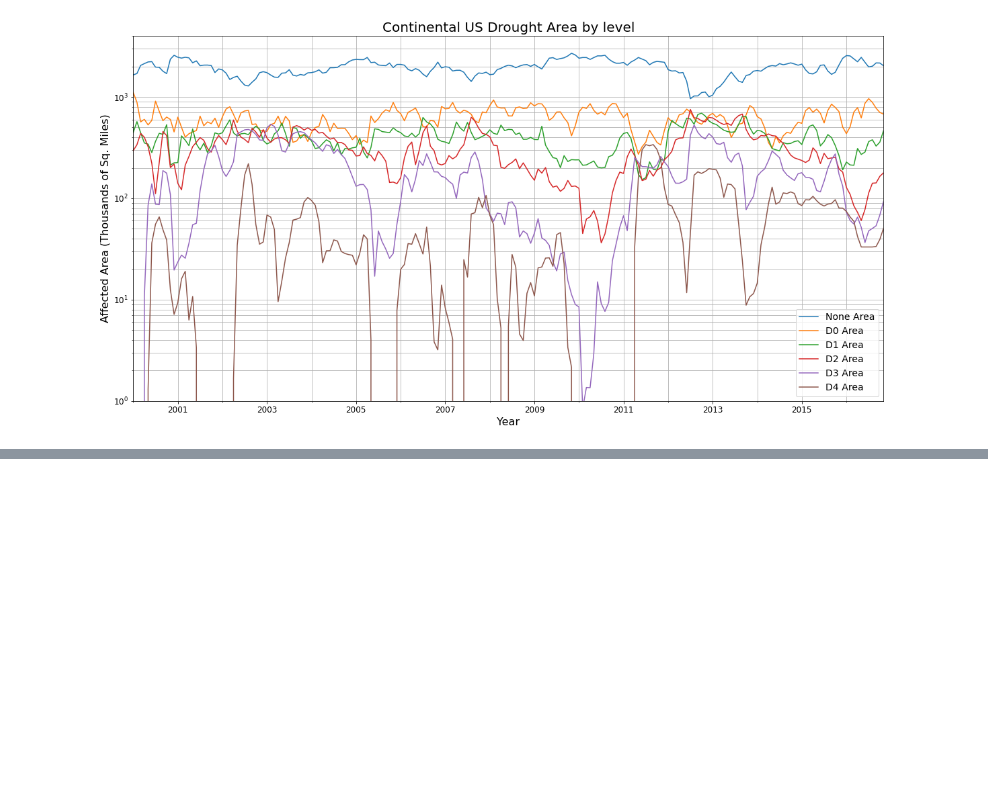
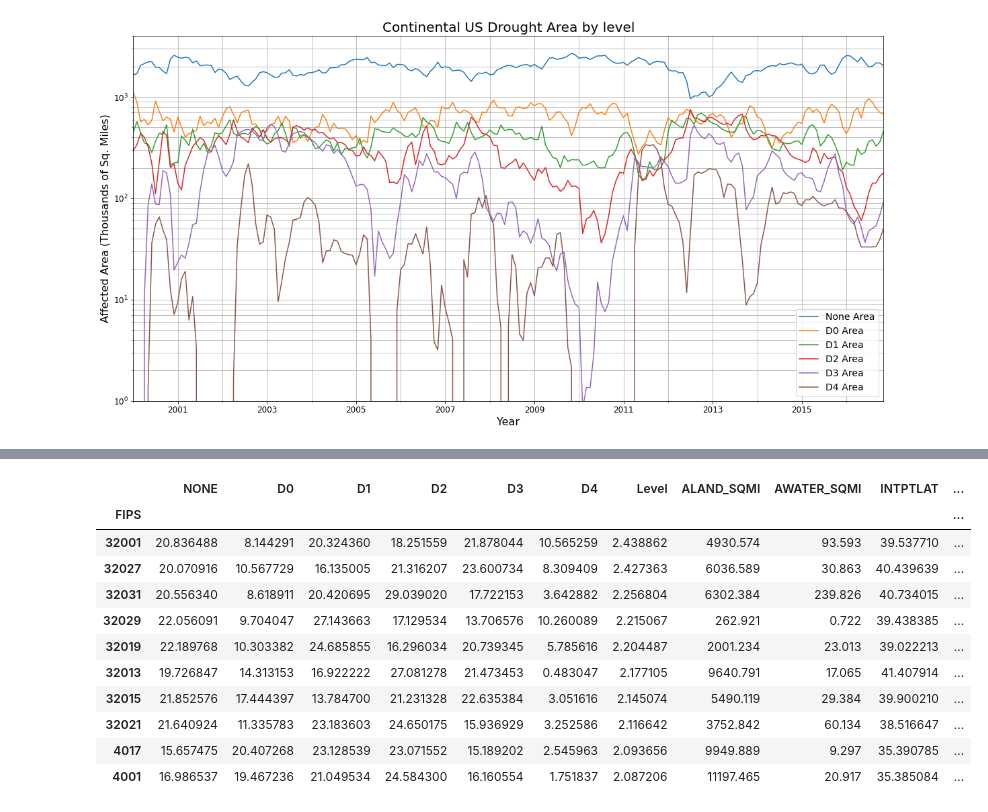
Before and after one commit to veraroberto/Project1_Droughts_USA, a Jupyter notebook: Drought_Intensity.ipynb, the cells around one changed output, grey strips where cells are left out. Cells and saved outputs as stored; diff of their text form; code cells hidden in the pictures; blank space fills up the shorter version.

```diff
--- a/Drought_Intensity.ipynb
+++ b/Drought_Intensity.ipynb
@@ -71,0 +121,18 @@ TypeError: 'DataFrame' object is not callable
+# %%
+test2=drought_data.groupby("FIPS").mean()
+test2=test2.sort_values("Level",ascending=False)
+test3=test2.head(10)
+test3
+# %% [output]
+|  | NONE | D0 | D1 | D2 | D3 | D4 | Level | ALAND_SQMI | AWATER_SQMI | INTPTLAT | ... |
+| FIPS |  |  |  |  |  |  |  |  |  |  | ... |
+| 32001 | 20.836488 | 8.144291 | 20.324360 | 18.251559 | 21.878044 | 10.565259 | 2.438862 | 4930.574 | 93.593 | 39.537710 | ... |
+| 32027 | 20.070916 | 10.567729 | 16.135005 | 21.316207 | 23.600734 | 8.309409 | 2.427363 | 6036.589 | 30.863 | 40.439639 | ... |
+| 32031 | 20.556340 | 8.618911 | 20.420695 | 29.039020 | 17.722153 | 3.642882 | 2.256804 | 6302.384 | 239.826 | 40.734015 | ... |
+| 32029 | 22.056091 | 9.704047 | 27.143663 | 17.129534 | 13.706576 | 10.260089 | 2.215067 | 262.921 | 0.722 | 39.438385 | ... |
+| 32019 | 22.189768 | 10.303382 | 24.685855 | 16.296034 | 20.739345 | 5.785616 | 2.204487 | 2001.234 | 23.013 | 39.022213 | ... |
+| 32013 | 19.726847 | 14.313153 | 16.922222 | 27.081278 | 21.473453 | 0.483047 | 2.177105 | 9640.791 | 17.065 | 41.407914 | ... |
+| 32015 | 21.852576 | 17.444397 | 13.784700 | 21.231328 | 22.635384 | 3.051616 | 2.145074 | 5490.119 | 29.384 | 39.900210 | ... |
+| 32021 | 21.640924 | 11.335783 | 23.183603 | 24.650175 | 15.936929 | 3.252586 | 2.116642 | 3752.842 | 60.134 | 38.516647 | ... |
+| 4017 | 15.657475 | 20.407268 | 23.128539 | 23.071552 | 15.189202 | 2.545963 | 2.093656 | 9949.889 | 9.297 | 35.390785 | ... |
+| 4001 | 16.986537 | 19.467236 | 21.049534 | 24.584300 | 16.160554 | 1.751837 | 2.087206 | 11197.465 | 20.917 | 35.385084 | ... |
```
Also changed, not shown: parts of 4 cells of this notebook, 1 other file.
